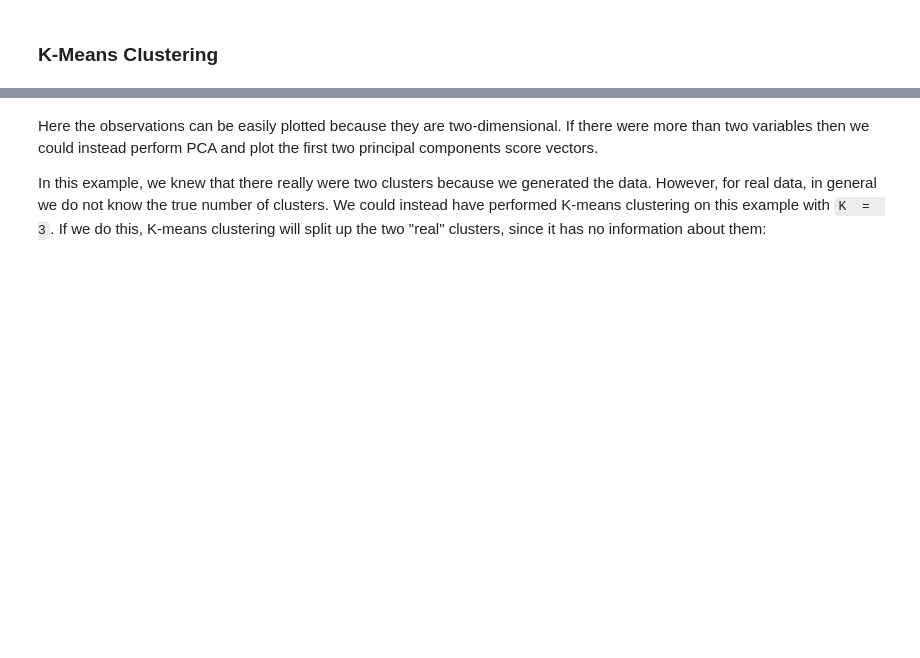
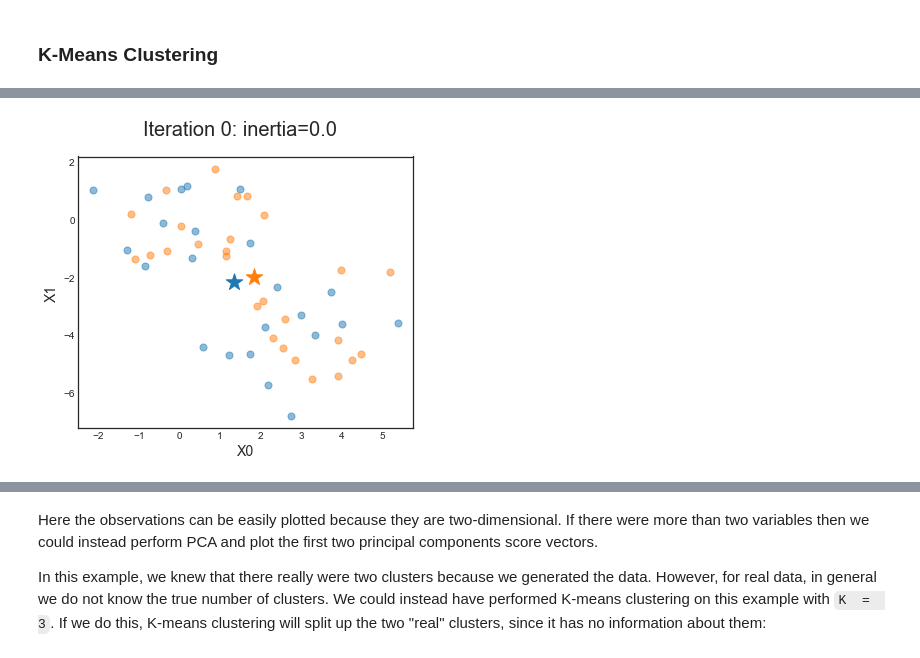
Before and after one commit to matteocourthoud/Machine-Learning-for-Economic-Analysis, a Jupyter notebook: 10_unsupervised.ipynb, the cells around one changed output, grey strips where cells are left out. Drawn from its saved outputs; the diff is of its cells as text; code cells hidden in the pictures; blank space fills up the shorter version.

```diff
--- a/10_unsupervised.ipynb
+++ b/10_unsupervised.ipynb
@@ -310,0 +334,11 @@ Text(0, 0.5, 'X1')
+# %%
+# Compute new centroids
+def compute_new_centroids(X, clusters):
+    K = len(np.unique(clusters))
+    centroids = np.zeros((K,np.size(X,1)))
+    for k in range(K):
+        if sum(clusters==k)>0:
+            centroids[k,:] = np.mean(X[clusters==k,:], axis=0)
+        else:
+            centroids[k,:] = np.mean(X, axis=0)
+    return centroids
@@ -310,0 +352,23 @@ Text(0, 0.5, 'X1')
+# %%
+# Plot assignment
+def plot_assignment(X, centroids, clusters, d, i):
+    clear_output(wait=True)
+    fig, ax = plt.subplots(figsize=(6, 5))
+    fig.suptitle("Iteration %.0f: inertia=%.1f" % (i,d))
+
+    # Plot
+    ax.clear()
+    colors = plt.rcParams['axes.prop_cycle'].by_key()['color'];
+    K = np.size(centroids,0)
+    for k in range(K):
+        ax.scatter(X[clusters==k,0], X[clusters==k,1], s=50, c=colors[k], alpha=0.5)
+        ax.scatter(centroids[k,0], centroids[k,1], marker = '*', s=300, color=colors[k])
+        ax.set_xlabel('X0'); ax.set_ylabel('X1');
+
+    # Show
+    plt.show();
+# %%
+# Plot
+plot_assignment(X, centroids0, clusters0, 0, 0)
+# %% [output]
+[figure, added]
```
Also changed, not shown: parts of 57 cells of this notebook.
